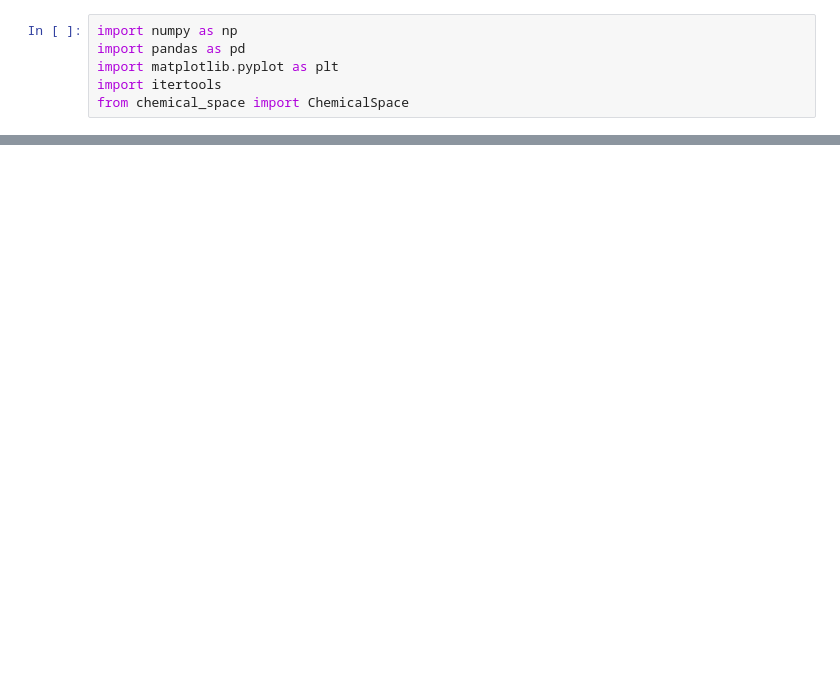
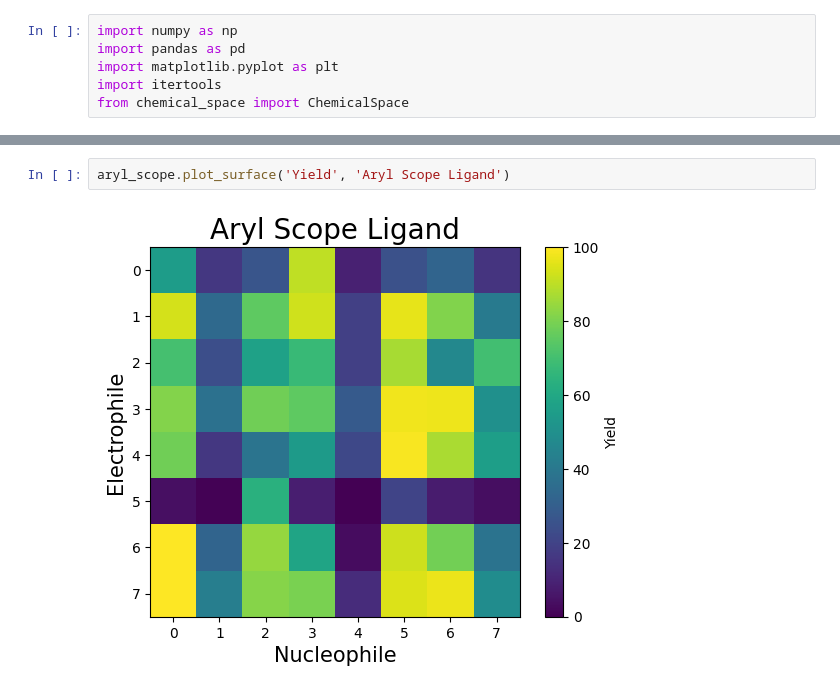
Before and after one commit to ssivilotti/condition_set_opt, a Jupyter notebook: dataset_analysis.ipynb, the cells around one changed output, grey strips where cells are left out. Saved outputs shown, nothing was run; the diff lists cells and outputs as text; blank space fills up the shorter version.

```diff
--- a/dataset_analysis.ipynb
+++ b/dataset_analysis.ipynb
@@ -114,0 +24,4 @@ BH_df_reduced.index = range(len(BH_df_reduced))
+# %%
+aryl_scope.plot_surface('Yield', 'Aryl Scope Ligand')
+# %% [output]
+[figure, added]
```
Also changed, not shown: parts of 48 cells of this notebook.
